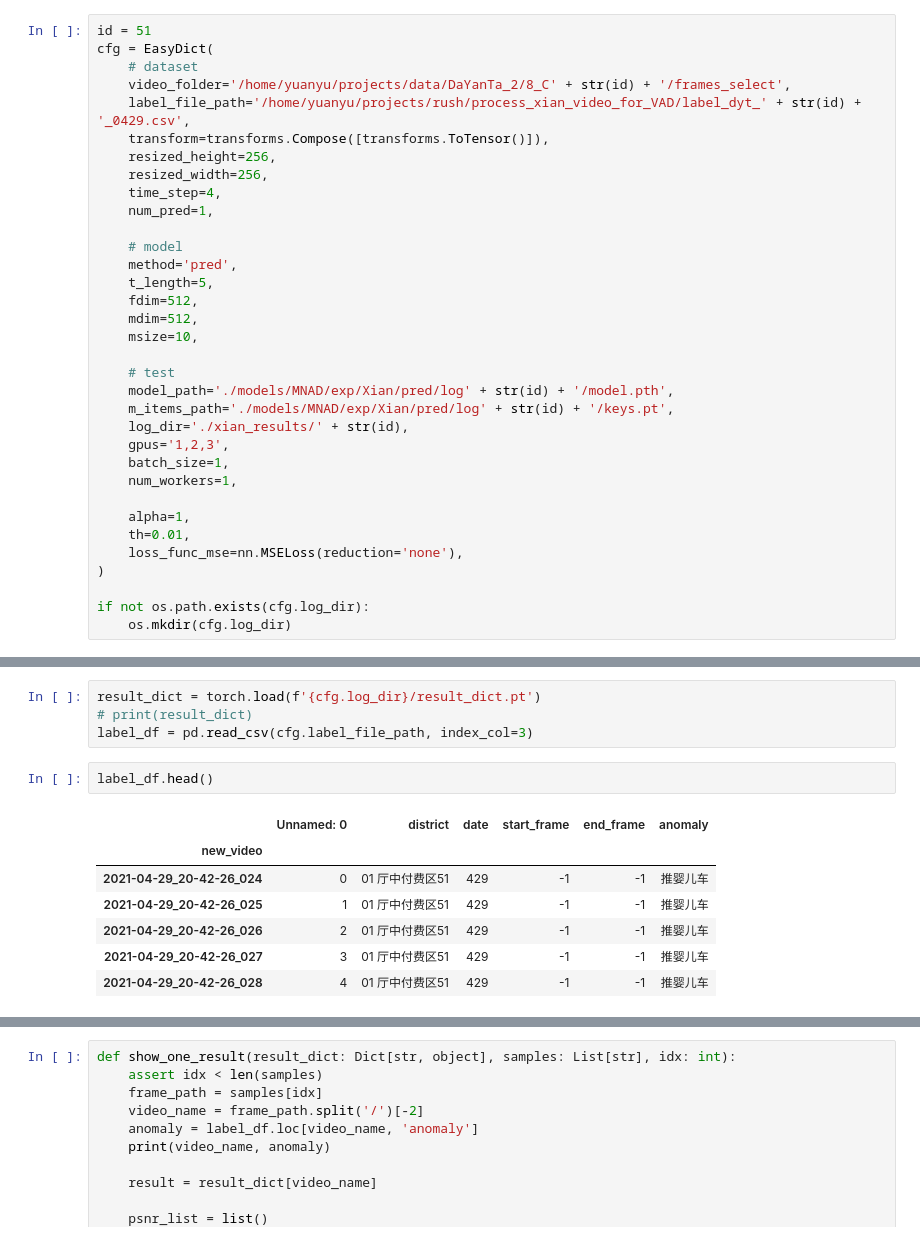
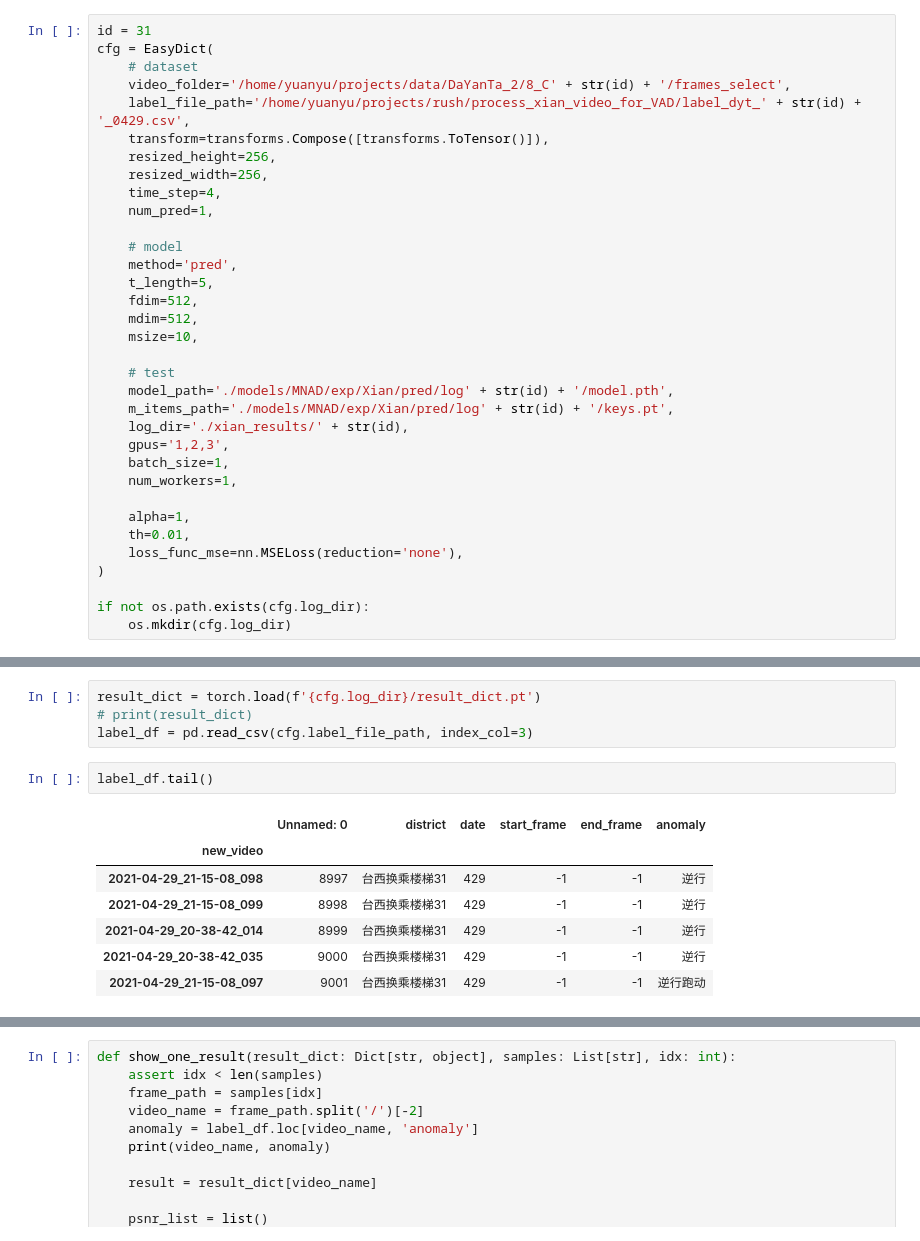
Before and after one commit to DecAngel/rush, a Jupyter notebook: process_xian_video_for_VAD/evaluate_xian.ipynb, the cells around one changed output, grey strips where cells are left out. Saved outputs shown, nothing was run; the diff lists cells and outputs as text.

```diff
--- a/process_xian_video_for_VAD/evaluate_xian.ipynb
+++ b/process_xian_video_for_VAD/evaluate_xian.ipynb
@@ -43,7 +43,7 @@ import urls
 # %% [markdown]
 ## 1 Set configs and environment
 # %%
-id = 51
+id = 31
 cfg = EasyDict(
     # dataset
     video_folder='/home/yuanyu/projects/data/DaYanTa_2/8_C' + str(id) + '/frames_select',
@@ -198,15 +198,15 @@ result_dict = torch.load(f'{cfg.log_dir}/result_dict.pt')
 # print(result_dict)
 label_df = pd.read_csv(cfg.label_file_path, index_col=3)
 # %%
-label_df.head()
+label_df.tail()
 # %% [output]
 |  | Unnamed: 0 | district | date | start_frame | end_frame | anomaly |
 | new_video |  |  |  |  |  |  |
-| 2021-04-29_20-42-26_024 | 0 | 01 厅中付费区51 | 429 | -1 | -1 | 推婴儿车 |
-| 2021-04-29_20-42-26_025 | 1 | 01 厅中付费区51 | 429 | -1 | -1 | 推婴儿车 |
-| 2021-04-29_20-42-26_026 | 2 | 01 厅中付费区51 | 429 | -1 | -1 | 推婴儿车 |
-| 2021-04-29_20-42-26_027 | 3 | 01 厅中付费区51 | 429 | -1 | -1 | 推婴儿车 |
-| 2021-04-29_20-42-26_028 | 4 | 01 厅中付费区51 | 429 | -1 | -1 | 推婴儿车 |
+| 2021-04-29_21-15-08_098 | 8997 | 台西换乘楼梯31 | 429 | -1 | -1 | 逆行 |
+| 2021-04-29_21-15-08_099 | 8998 | 台西换乘楼梯31 | 429 | -1 | -1 | 逆行 |
+| 2021-04-29_20-38-42_014 | 8999 | 台西换乘楼梯31 | 429 | -1 | -1 | 逆行 |
+| 2021-04-29_20-38-42_035 | 9000 | 台西换乘楼梯31 | 429 | -1 | -1 | 逆行 |
+| 2021-04-29_21-15-08_097 | 9001 | 台西换乘楼梯31 | 429 | -1 | -1 | 逆行跑动 |
 # %%
 # label_df
 print(len(label_df))
```
Also changed, not shown: parts of 7 cells of this notebook, 2 other files.
